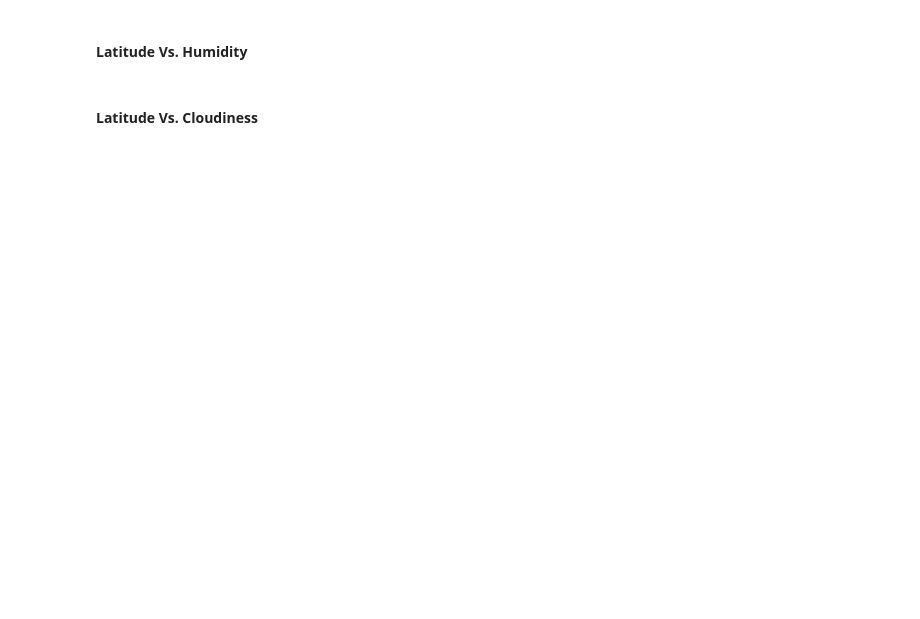
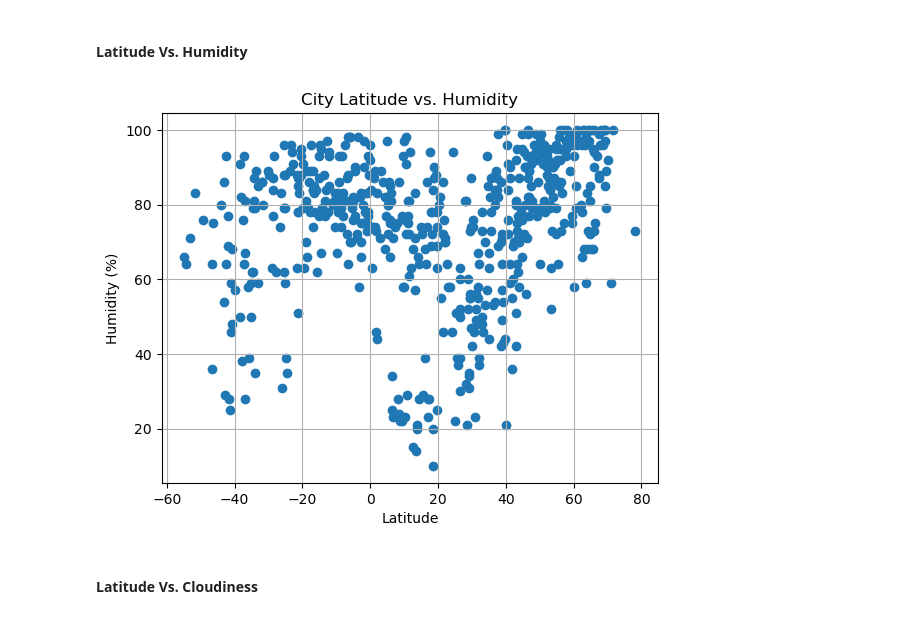
Before and after one commit to kaypea87/python-api-challenge, a Jupyter notebook: main_WeatherPy.ipynb, the cells around one changed output. Saved outputs shown, nothing was run; the diff lists cells and outputs as text; code cells hidden in the pictures; blank space fills up the shorter version.

```diff
--- a/main_WeatherPy.ipynb
+++ b/main_WeatherPy.ipynb
@@ -223,16 +206,23 @@ plt.show()
 #### Latitude Vs. Humidity
 # %%
 # Build the scatter plots for latitude vs. humidity
-# YOUR CODE HERE
+latitude= city_data_df["Lat"]
+humidity = city_data_df["Humidity"]
 
 # Incorporate the other graph properties
-# YOUR CODE HERE
+plt.scatter(latitude,humidity)
+plt.title("City Latitude vs. Humidity")
+plt.xlabel("Latitude")
+plt.ylabel("Humidity (%)")
+plt.grid()
 
 # Save the figure
 plt.savefig("output_data/Fig2.png")
 
 # Show plot
 plt.show()
+# %% [output]
+[figure, added]
 # %% [markdown]
 #### Latitude Vs. Cloudiness
 # %%
```
Also changed, not shown: parts of 40 cells of this notebook, 6 other files.
